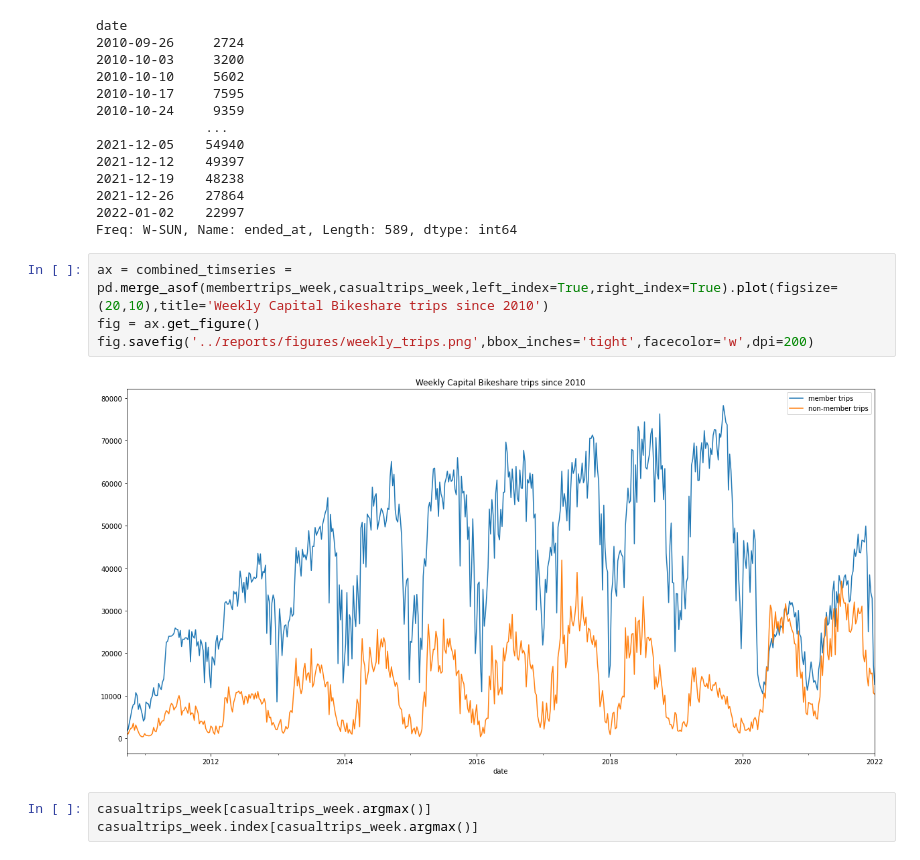
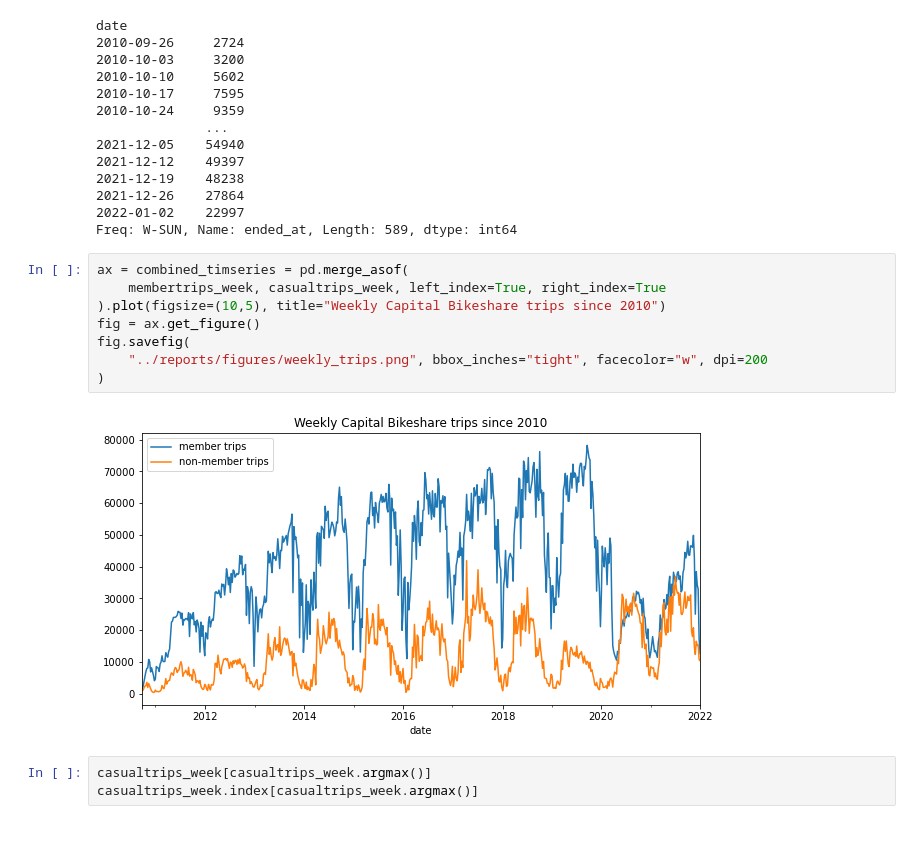
Before and after one commit to mlinds/cabi-data, a Jupyter notebook: notebooks/timeseries.ipynb, the cells around one changed output. Saved outputs shown, nothing was run; the diff lists cells and outputs as text.

Commit message:
changed figure output size

```diff
--- a/notebooks/timeseries.ipynb
+++ b/notebooks/timeseries.ipynb
@@ -31,11 +36,15 @@ date
 2022-01-02    22997
 Freq: W-SUN, Name: ended_at, Length: 589, dtype: int64
 # %%
-ax = combined_timseries = pd.merge_asof(membertrips_week,casualtrips_week,left_index=True,right_index=True).plot(figsize=(20,10),title='Weekly Capital Bikeshare trips since 2010')
+ax = combined_timseries = pd.merge_asof(
+    membertrips_week, casualtrips_week, left_index=True, right_index=True
+).plot(figsize=(10,5), title="Weekly Capital Bikeshare trips since 2010")
 fig = ax.get_figure()
-fig.savefig('../reports/figures/weekly_trips.png',bbox_inches='tight',facecolor='w',dpi=200)
+fig.savefig(
+    "../reports/figures/weekly_trips.png", bbox_inches="tight", facecolor="w", dpi=200
+)
 # %% [output]
-[figure, old version]
+[figure, new version]
 # %%
 casualtrips_week[casualtrips_week.argmax()]
 casualtrips_week.index[casualtrips_week.argmax()]
```
Also changed, not shown: parts of 4 cells of this notebook.
